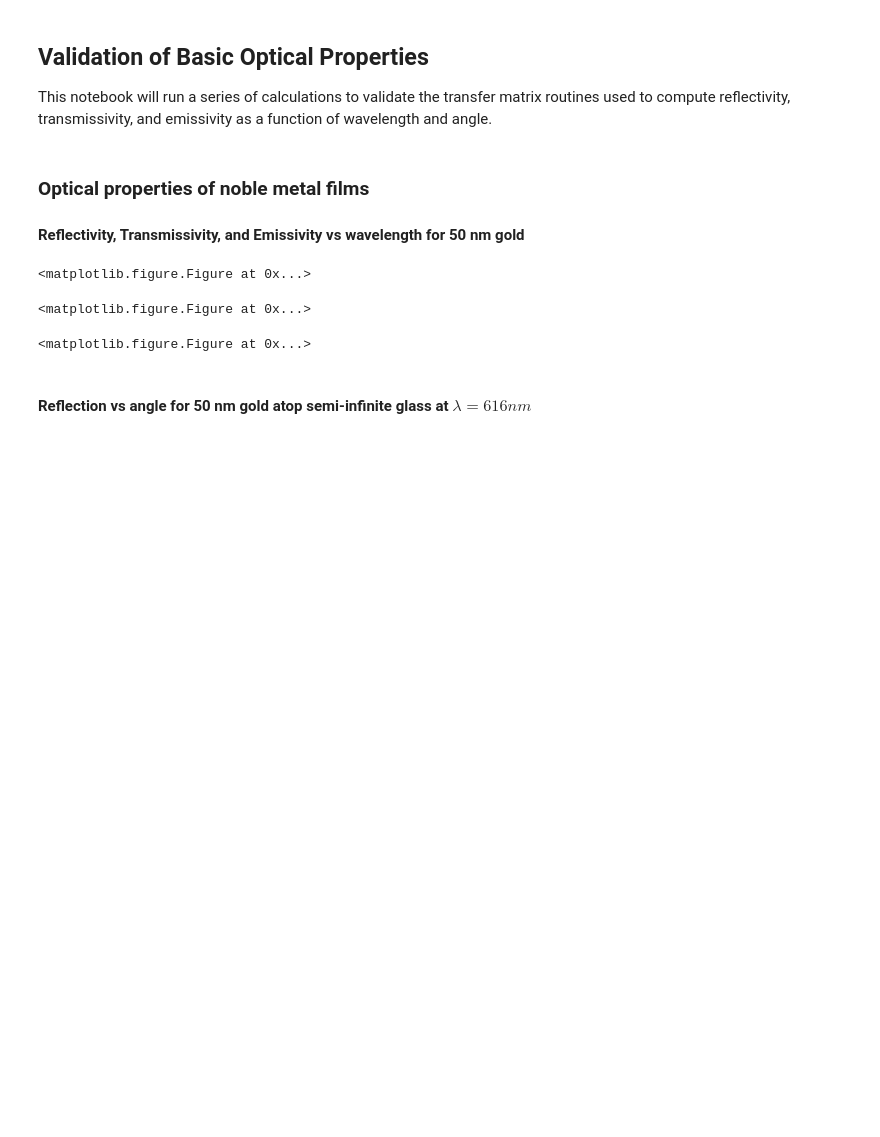
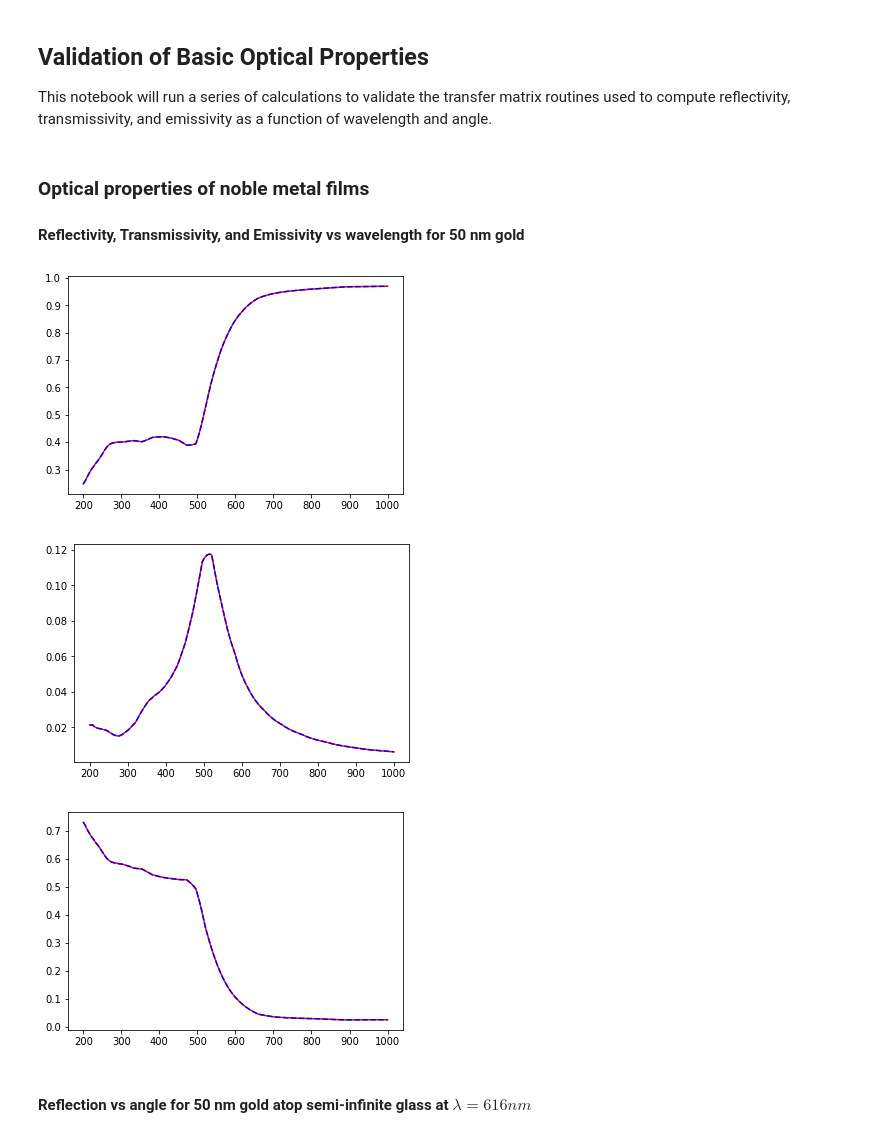
Before and after one commit to FoleyLab/wptherml_v1.0.0, a Jupyter notebook: Validate_Fresnel.ipynb, the cells around one changed output. Cells and saved outputs as stored; diff of their text form; code cells hidden in the pictures; blank space fills up the shorter version.

Commit message:
Updated examples with changed method and array names

```diff
--- a/Validate_Fresnel.ipynb
+++ b/Validate_Fresnel.ipynb
@@ -35,39 +35,39 @@ structure = {
 gold_film = multilayer(structure)
 
 validate_data = np.loadtxt('validation_data/50nm_Au_wl_scan.txt')
 n_rows = len(validate_data)
 valid_lam = np.zeros(n_rows)
 valid_R = np.zeros_like(valid_lam)
 valid_T = np.zeros_like(valid_lam)
 valid_E = np.zeros_like(valid_lam)
 ### validate_data column 0 is the wavelength
 ### validate_data column 1 is the reflectivity
 ### validata_data column 2 is the transmissivity
 ### validate_data column 3 is the emissivity
 for i in range(0,n_rows):
     valid_lam[i] = validate_data[i][0]
     valid_R[i] = validate_data[i][1]
     valid_T[i] = validate_data[i][2]
     valid_E[i] = validate_data[i][3]
 
 ### plot wptherml reflectivity with red lines, validation data with blue dashed lines
-plt.plot(1e9*gold_film.lam, gold_film.Reflectivity, 'red')
+plt.plot(1e9*gold_film.lam, gold_film.reflectivity_array, 'red')
 plt.plot(1e9*valid_lam, valid_R, 'b--')
 plt.show()
 
 ### plot wptherml transmissivity with red lines, validation data with blue dashed lines
-plt.plot(1e9*gold_film.lam, gold_film.Transmissivity, 'red')
+plt.plot(1e9*gold_film.lam, gold_film.transmissivity_array, 'red')
 plt.plot(1e9*valid_lam, valid_T, 'b--')
 plt.show()
 
 ### plot wptherml emissivity with red lines, validation data with blue dashed lines
-plt.plot(1e9*gold_film.lam, gold_film.Emissivity, 'red')
+plt.plot(1e9*gold_film.lam, gold_film.emissivity_array, 'red')
 plt.plot(1e9*valid_lam, valid_E, 'b--')
 plt.show()
 # %% [output]
-<matplotlib.figure.Figure at 0x...>
-<matplotlib.figure.Figure at 0x...>
-<matplotlib.figure.Figure at 0x...>
+[figure, added]
+[figure, added]
+[figure, added]
 # %% [markdown]
 #### Reflection vs angle for 50 nm gold atop semi-infinite glass at $\lambda = 616 nm$
 # %%
```
Also changed, not shown: parts of 3 cells of this notebook, 1 other file.
